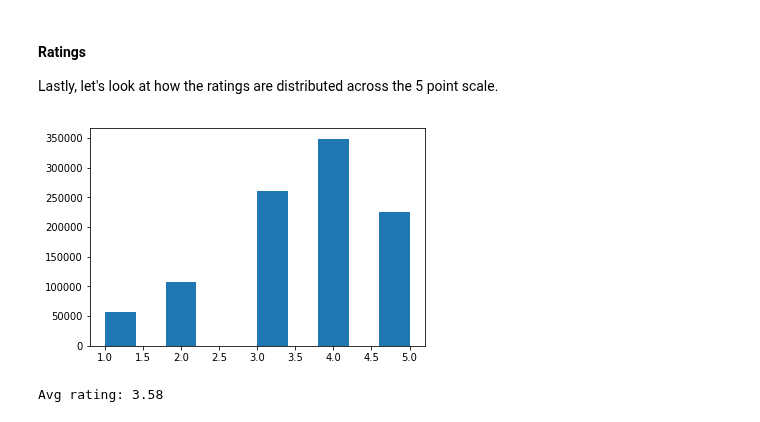
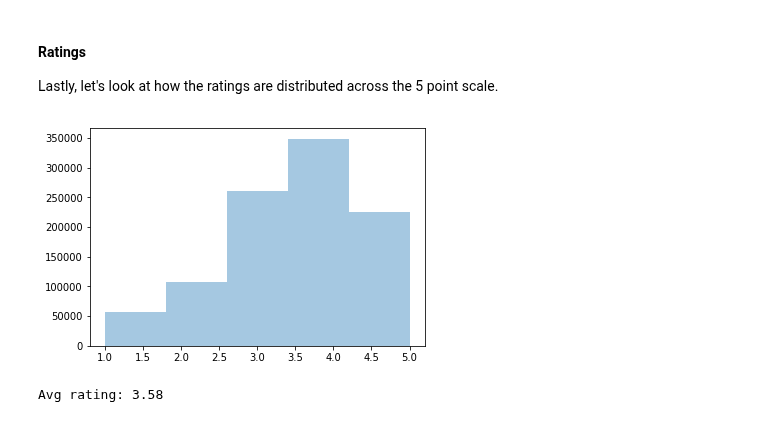
Before and after one commit to James-Leslie/deep-collaborative-filtering, a Jupyter notebook: data/train_test_movielens1m.ipynb, the cells around one changed output. Drawn from its saved outputs; the diff is of its cells as text; code cells hidden in the pictures.

```diff
--- a/data/train_test_movielens1m.ipynb
+++ b/data/train_test_movielens1m.ipynb
@@ -365,10 +365,10 @@ top_rated[min_100].sort_values([('rating', 'mean')], ascending=False)[:10]
 #### Ratings
 Lastly, let's look at how the ratings are distributed across the 5 point scale.
 # %%
-plt.hist(df['rating'].values)
+sns.distplot(df['rating'].values, kde=False, bins=5)
 plt.show()
 
 print('Avg rating:', round(df['rating'].mean(),2))
 # %% [output]
-[figure, old version]
+[figure, new version]
 Avg rating: 3.58
```
Also changed, not shown: parts of 3 cells of this notebook, 20 other files.
